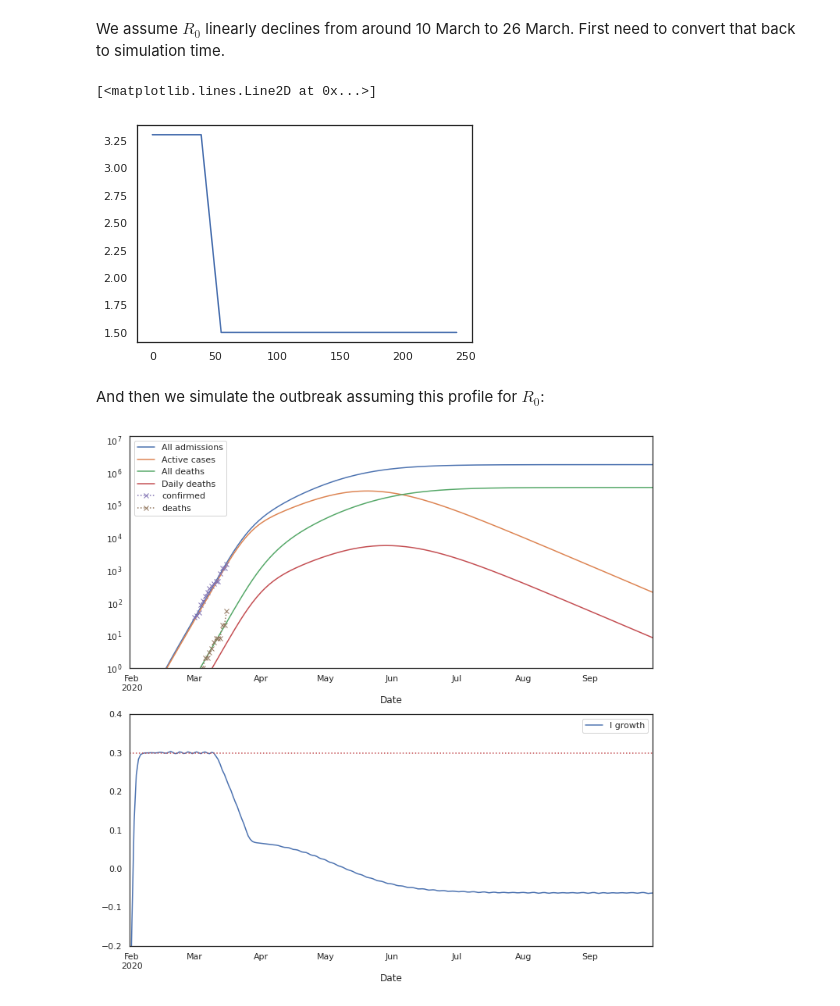
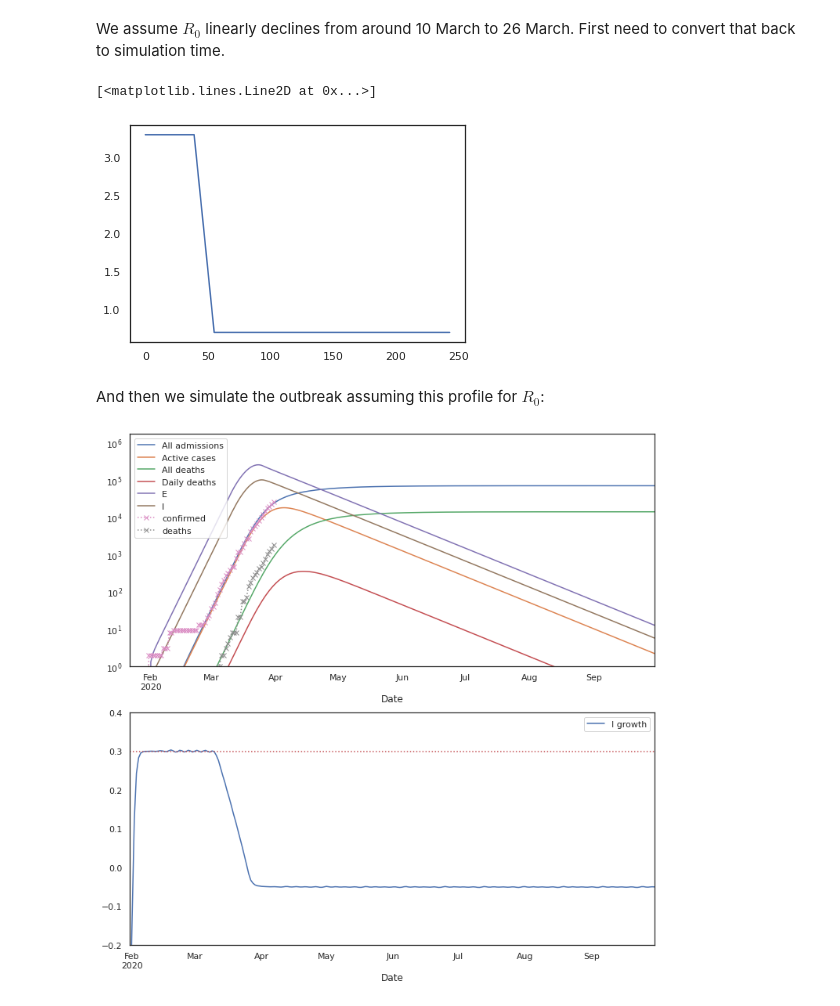
Before and after one commit to jpbrodrick/covid-19-modelling, a Jupyter notebook: Covid-19 SEIR Model.ipynb, the cells around one changed output. Drawn from its saved outputs; the diff is of its cells as text; code cells hidden in the pictures.

```diff
--- a/Covid-19 SEIR Model.ipynb
+++ b/Covid-19 SEIR Model.ipynb
@@ -78,12 +78,12 @@ calibrate_transmission_model(0.3, 6.5, 0.71)
 # %% [markdown]
 Define a function for plotting simulation results...
 # %%
-def plot_simulation(sim, transmission_model):
+def plot_simulation(sim, transmission_model, ts):
     n_plots = 2
     f, axs = plt.subplots(n_plots, 1, figsize=(12, 6*n_plots), squeeze=False)
     axs = axs.ravel()
-    sim[['All admissions', 'Active cases', 'All deaths', 'Daily deaths']].plot(ax=axs[0])
-    ts[['confirmed', 'deaths']][ts['phase']=='unrestricted'].plot(marker='x', linestyle=':',ax=axs[0])
+    sim[['All admissions', 'Active cases', 'All deaths', 'Daily deaths', 'E', 'I']].plot(ax=axs[0])
+    ts[['confirmed', 'deaths']].plot(marker='x', linestyle=':',ax=axs[0])
     axs[0].set_yscale('log')
     axs[0].set_ylim(1, None)
     (np.exp(sim.E / sim.I / transmission_model.T_inc - 1./transmission_model.T_inf)-1).rename('I growth').plot(ax=axs[1])
@@ -145,7 +145,7 @@ sim_correct_R_0 = run_outbreak(t_model_c, e_model_c, 2*365//3, make_state(S=6.64
 sim_correct_R_0 = calibrate_timing_to_cases(sim_correct_R_0,
                          ts.confirmed[ts['phase']=='unrestricted'])
 sim_correct_R_0.to_csv('simdata/sim-R_0-3.3-baseline-parameters.csv')
-plot_simulation(sim_correct_R_0, t_model_c)
+plot_simulation(sim_correct_R_0, t_model_c, ts[ts['phase']=='unrestricted'])
 # %% [output]
 [figure]
 # %% [markdown]
@@ -175,22 +175,22 @@ We assume $R_0$ linearly declines from around 10 March to 26 March. First need t
 # %%
 ld_start = (pd.to_datetime('2020/03/10') - sim_correct_R_0.index[0]).days
 ld_end = (pd.to_datetime('2020/03/26') - sim_correct_R_0.index[0]).days
-R0_final = 1.5
+R0_final = 0.7
 R0_ld = lambda t: np.interp(t, [ld_start, ld_end], [t_model_c.R_0(0), R0_final])
 plt.plot(range(len(sim_correct_R_0)), R0_ld(range(len(sim_correct_R_0))))
 # %% [output]
 [<matplotlib.lines.Line2D at 0x...>]
-[figure, old version]
+[figure, new version]
 # %% [markdown]
 And then we simulate the outbreak assuming this profile for $R_0$:
 # %%
 t_model_ld = copy(t_model_c)
 t_model_ld.R_0 = R0_ld
 sim_ld = run_outbreak(t_model_ld, e_model_c, 2*365//3, make_state(S=6.64e7, I=1))
 sim_ld = calibrate_timing_to_cases(sim_ld,
                                    ts.confirmed[ts['phase']=='unrestricted'])
-
+assert ((sim_correct_R_0.index - sim_ld.index).to_series().dt.days==0).all()
 sim_ld.to_csv('simdata/sim-lockdown-final-R0-{}.csv'.format(R0_final))
-plot_simulation(sim_ld, t_model_ld)
+plot_simulation(sim_ld, t_model_ld, ts)
 # %% [output]
-[figure, old version]
+[figure, new version]
```
Also changed, not shown: parts of 5 cells of this notebook, 4 other files.
